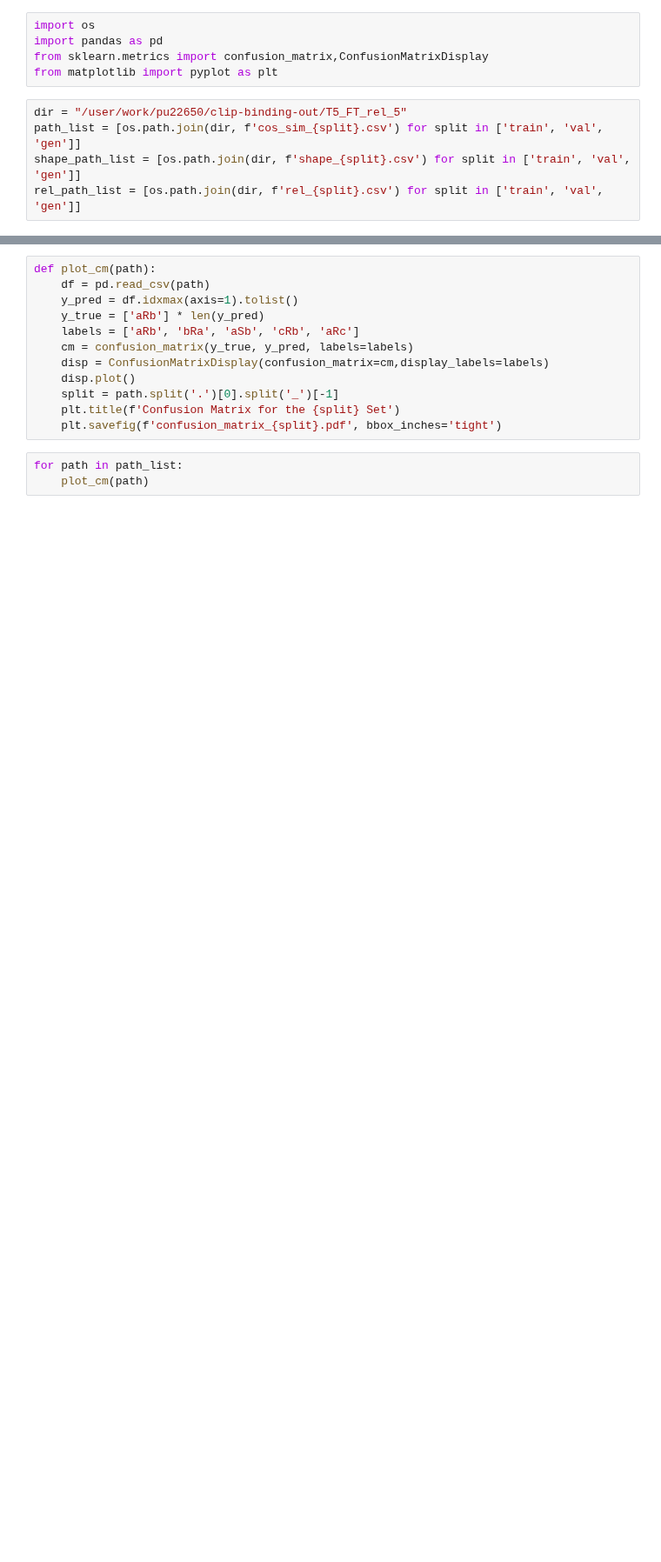
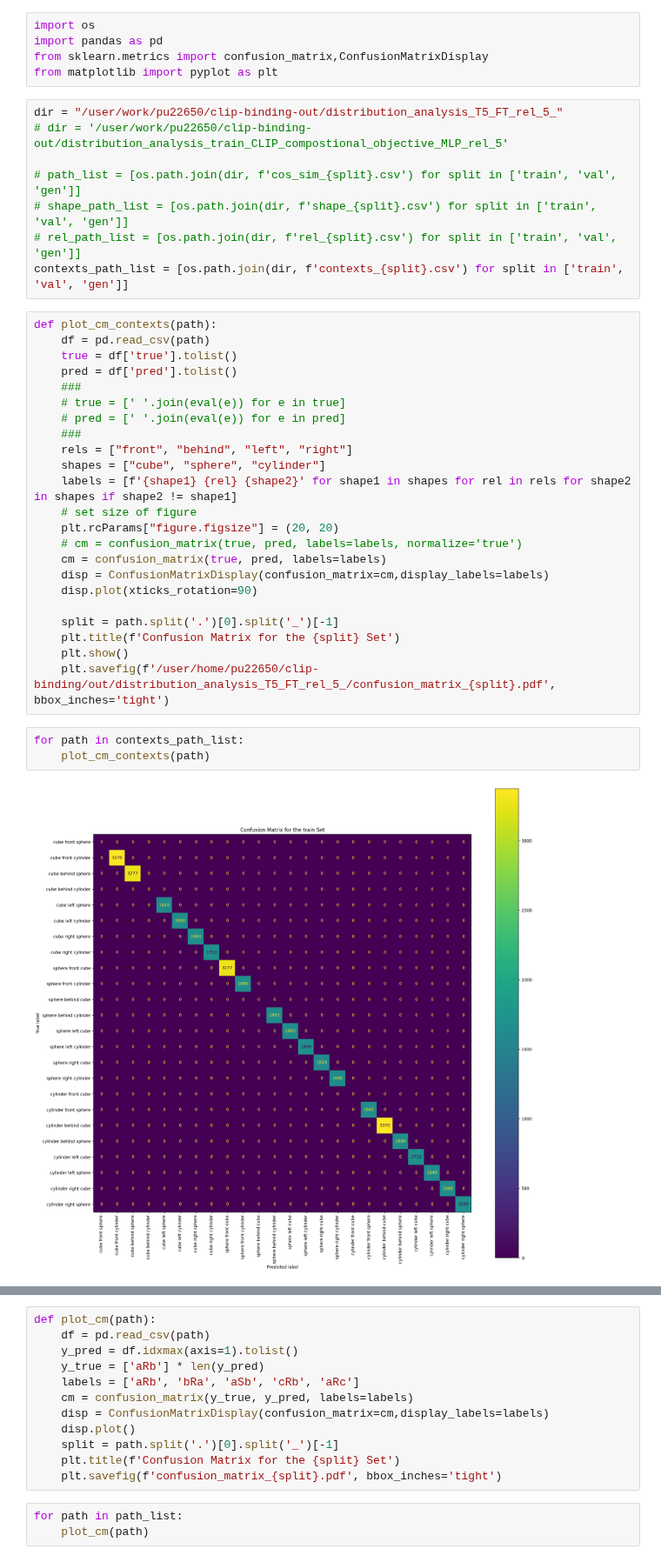
Before and after one commit to karry-z/clip-binding, a Jupyter notebook: confusion_matrix.ipynb, the cells around one changed output, grey strips where cells are left out. Shown at 87% size. Saved outputs shown, nothing was run; the diff lists cells and outputs as text; blank space fills up the shorter version.

Commit message:
add comp CM analysis

```diff
--- a/confusion_matrix.ipynb
+++ b/confusion_matrix.ipynb
@@ -4,7 +4,38 @@ import pandas as pd
 from sklearn.metrics import confusion_matrix,ConfusionMatrixDisplay
 from matplotlib import pyplot as plt
 # %%
-dir = "/user/work/pu22650/clip-binding-out/T5_FT_rel_5"
-path_list = [os.path.join(dir, f'cos_sim_{split}.csv') for split in ['train', 'val', 'gen']]
-shape_path_list = [os.path.join(dir, f'shape_{split}.csv') for split in ['train', 'val', 'gen']]
-rel_path_list = [os.path.join(dir, f'rel_{split}.csv') for split in ['train', 'val', 'gen']]
+dir = "/user/work/pu22650/clip-binding-out/distribution_analysis_T5_FT_rel_5_"
+# dir = '/user/work/pu22650/clip-binding-out/distribution_analysis_train_CLIP_compostional_objective_MLP_rel_5'
+
+# path_list = [os.path.join(dir, f'cos_sim_{split}.csv') for split in ['train', 'val', 'gen']]
+# shape_path_list = [os.path.join(dir, f'shape_{split}.csv') for split in ['train', 'val', 'gen']]
+# rel_path_list = [os.path.join(dir, f'rel_{split}.csv') for split in ['train', 'val', 'gen']]
+contexts_path_list = [os.path.join(dir, f'contexts_{split}.csv') for split in ['train', 'val', 'gen']]
+# %%
+def plot_cm_contexts(path):
+    df = pd.read_csv(path)
+    true = df['true'].tolist()
+    pred = df['pred'].tolist()
+    ###
+    # true = [' '.join(eval(e)) for e in true]
+    # pred = [' '.join(eval(e)) for e in pred]
+    ###
+    rels = ["front", "behind", "left", "right"]
+    shapes = ["cube", "sphere", "cylinder"]
+    labels = [f'{shape1} {rel} {shape2}' for shape1 in shapes for rel in rels for shape2 in shapes if shape2 != shape1]
+    # set size of figure
+    plt.rcParams["figure.figsize"] = (20, 20)
+    # cm = confusion_matrix(true, pred, labels=labels, normalize='true')
+    cm = confusion_matrix(true, pred, labels=labels)
+    disp = ConfusionMatrixDisplay(confusion_matrix=cm,display_labels=labels)
+    disp.plot(xticks_rotation=90)
+
+    split = path.split('.')[0].split('_')[-1]
+    plt.title(f'Confusion Matrix for the {split} Set')
+    plt.show()
+    plt.savefig(f'/user/home/pu22650/clip-binding/out/distribution_analysis_T5_FT_rel_5_/confusion_matrix_{split}.pdf', bbox_inches='tight')
+# %%
+for path in contexts_path_list:
+    plot_cm_contexts(path)
+# %% [output]
+[figure, added]
```
Also changed, not shown: parts of 4 cells of this notebook, 2 other files.
